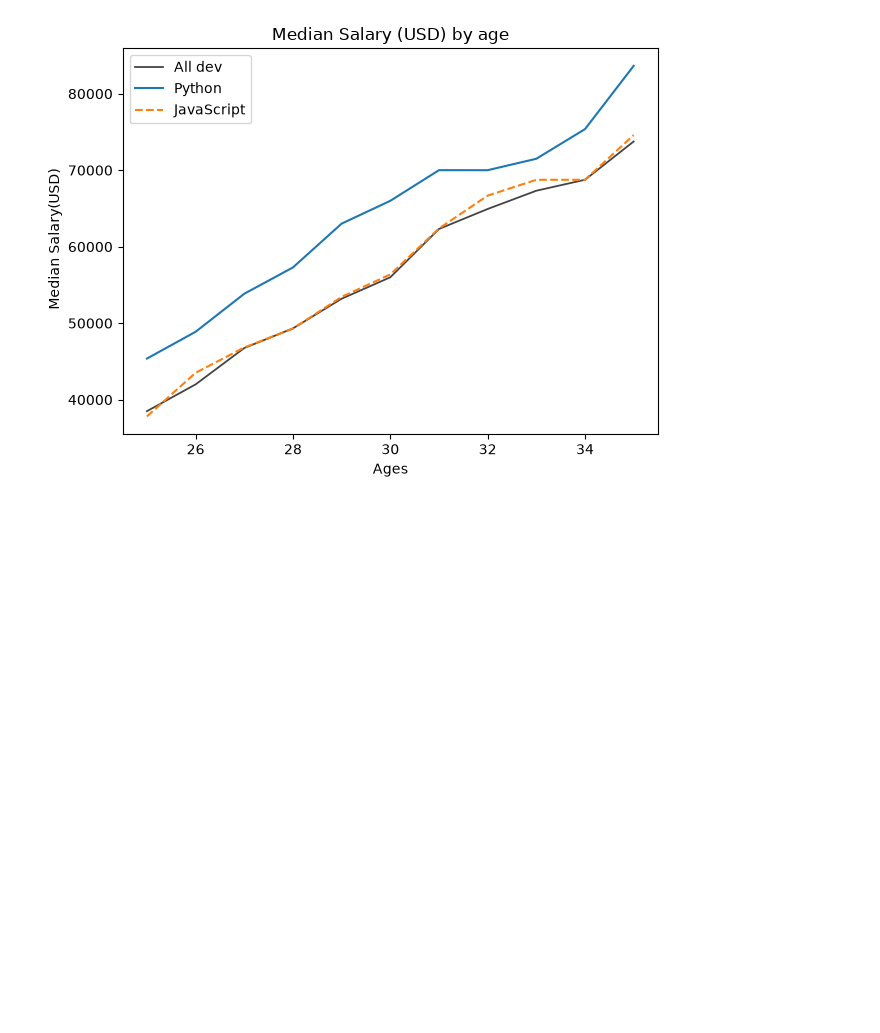
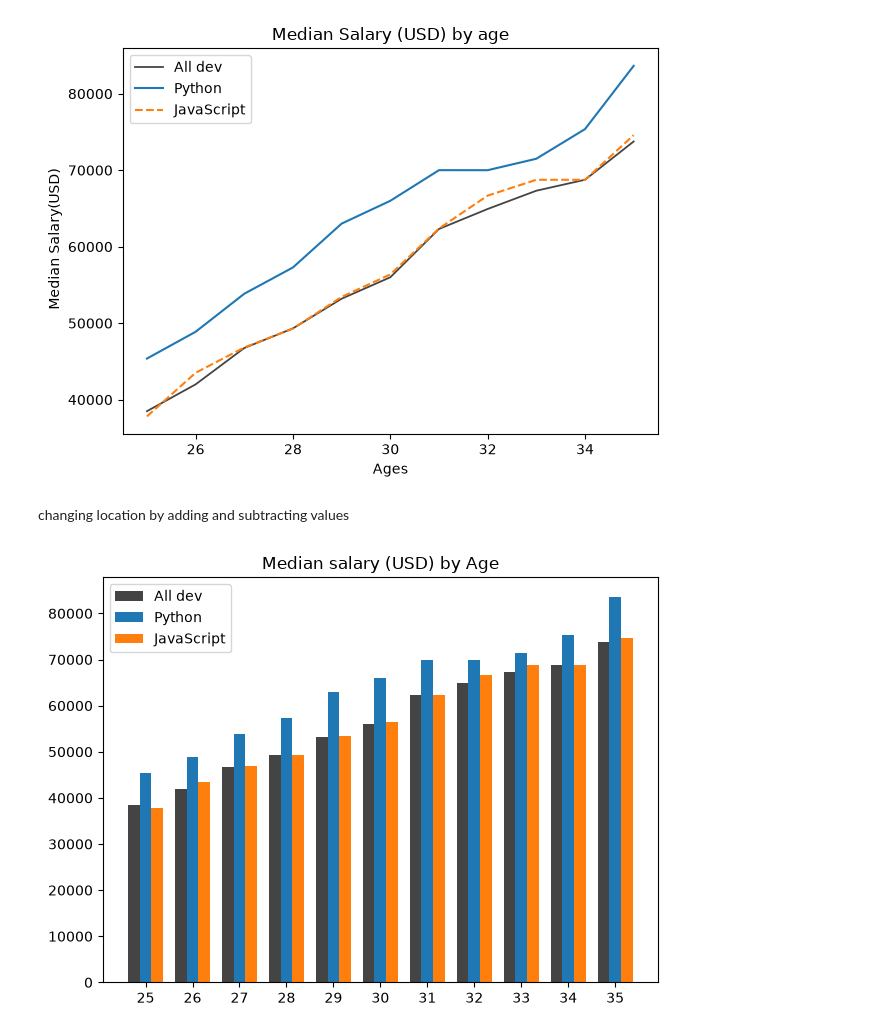
Before and after one commit to certifiedslidder-sudo/Matplotlib, a Jupyter notebook: demo.ipynb, the cells around one changed output. Drawn from its saved outputs; the diff is of its cells as text; code cells hidden in the pictures; blank space fills up the shorter version.

Commit message:
changing location by adding and subtracting value

```diff
--- a/demo.ipynb
+++ b/demo.ipynb
@@ -80,3 +99,34 @@ plt.tight_layout()    # adding padding
 plt.show()
 # %% [output]
 [figure]
+# %% [markdown]
+changing location by adding and subtracting values
+# %%
+#here the data for python and js developers is overlapping. we can solve this by offsetting the x value each time we plot some data.
+# Import numpy and grab a range of values for our x-axis.
+import numpy as np
+plt.style.use('default')
+ages_x = [25, 26, 27, 28, 29, 30, 31, 32, 33, 34, 35]
+x_indexes = np.arange(len(ages_x))
+width = 0.25  # choose this small  width with prevent overlapping as we have 3 bars all together .
+
+dev_y = [38496, 42000, 46752, 49320, 53200,
+         56000, 62316, 64928, 67317, 68748, 73752]
+plt.bar(x_indexes - width ,dev_y ,width = width, color ='#444444',linewidth = 1.3, linestyle ='-', label ='All dev')
+#plt.bar(ages_x,dev_y , color ='#444444',linewidth = 1.3, linestyle ='-', label ='All dev')
+
+py_dev_y = [45372, 48876, 53850, 57287, 63016,
+            65998, 70003, 70000, 71496, 75370, 83640]
+plt.bar(x_indexes,py_dev_y,width = width,linestyle ='-', label = 'Python')
+
+js_dev_y = [37810, 43515, 46823, 49293, 53437,
+            56373, 62375, 66674, 68745, 68746, 74583]
+plt.bar(x_indexes + width,js_dev_y, width = width, linestyle ='--', label = 'JavaScript')
+
+plt.legend()
+plt.xticks(ticks = x_indexes, labels = ages_x) # to change the label
+plt.title("Median salary (USD) by Age")
+plt.tight_layout()
+plt.show()
+# %% [output]
+[figure, added]
```
Also changed, not shown: parts of 2 cells of this notebook, 1 other file.
